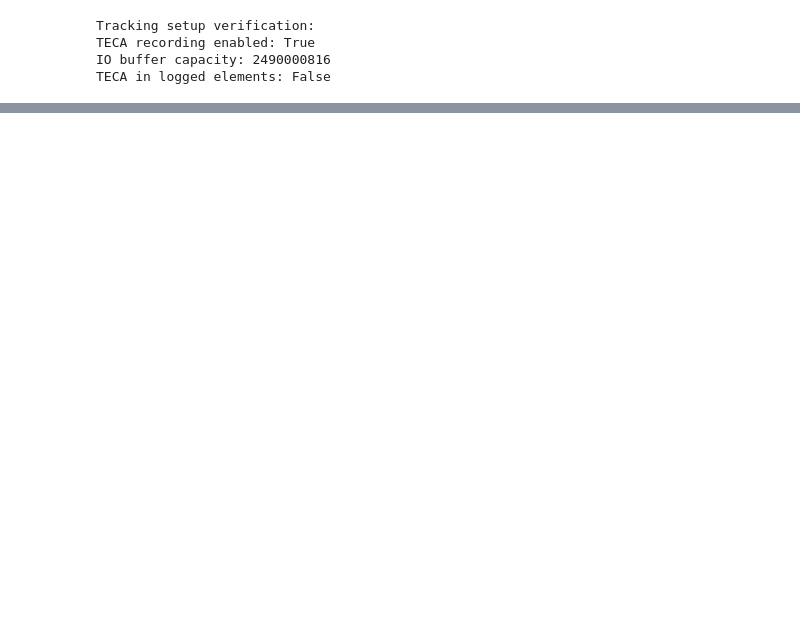
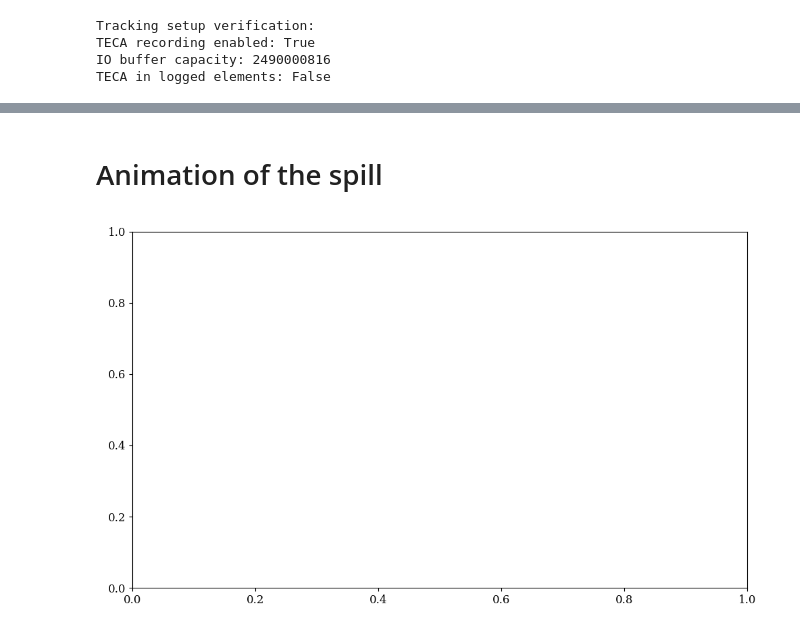
Before and after one commit to giacomells/Technical-Student-2024-2025, a Jupyter notebook: Non-Resonant Extraction/RecordIntereaction.ipynb, the cells around one changed output, grey strips where cells are left out. Drawn from its saved outputs; the diff is of its cells as text; code cells hidden in the pictures; blank space fills up the shorter version.

```diff
--- a/Non-Resonant Extraction/RecordIntereaction.ipynb
+++ b/Non-Resonant Extraction/RecordIntereaction.ipynb
@@ -757,0 +791,47 @@ plt.show()
+# %% [markdown]
+# Animation of the spill
+# %%
+import numpy as np
+
+import matplotlib.pyplot as plt
+import matplotlib.animation as animation
+
+# Prepare the data
+channeling_df = df[df['interaction_type'] == "Channeling"]
+turn_data = channeling_df['turn'].values
+unique_turns = np.sort(np.unique(turn_data))
+
+# Create figure and axis
+fig, ax = plt.subplots(figsize=(10, 6))
+
+# Calculate the maximum count for consistent y-axis scaling
+hist_full, _ = np.histogram(turn_data, bins=unique_turns.size, range=(unique_turns.min(), unique_turns.max() + 1))
+max_count = hist_full.max()
+
+# Animation update function
+def update(frame):
+    ax.clear()
+    # Only include bins up to the current frame (turn)
+    bins = unique_turns[:frame + 1]
+    if len(bins) > 1:
+        counts, _ = np.histogram(turn_data, bins=np.append(bins, bins[-1] + 1))
+        ax.bar(bins, counts, width=1, color='blue', alpha=0.7, edgecolor='black')
+        ax.set_xlim(unique_turns.min() - 1, unique_turns.max() + 1)
+        ax.set_ylim(0, 10)
+        ax.set_xlabel('Turn Number')
+        ax.set_ylabel('Number of Channeling Events')
+        ax.set_title(f'Channeling Events Histogram: {bins[0]} to {bins[-1]}')
+        ax.grid(True, alpha=0.3)
+
+# Create animation: one frame per unique turn
+anim = animation.FuncAnimation(
+    fig, update, frames=len(unique_turns), interval=100, repeat=False
+)
+
+plt.tight_layout()
+plt.show()
+
+
+# FIXBIN OPTION
+# %% [output]
+[figure, added]
```
Also changed, not shown: parts of 13 cells of this notebook.
